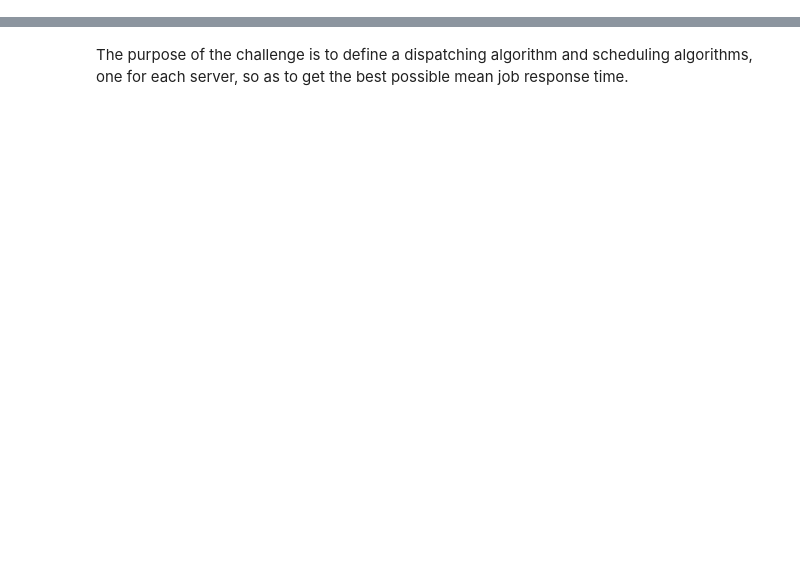
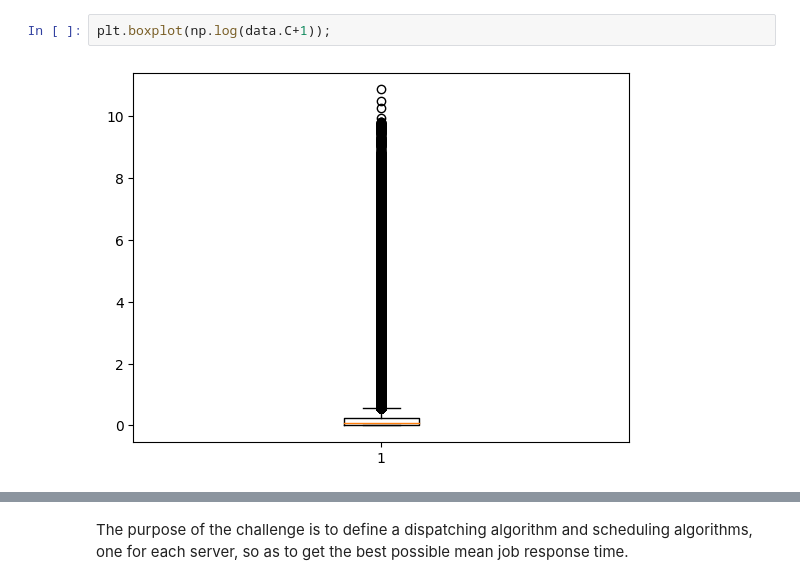
Before and after one commit to Matteo-Candi/Data_Center, a Jupyter notebook: Hw_2/main.ipynb, the cells around one changed output, grey strips where cells are left out. Cells and saved outputs as stored; diff of their text form; blank space fills up the shorter version.

```diff
--- a/Hw_2/main.ipynb
+++ b/Hw_2/main.ipynb
@@ -21,0 +66,4 @@ All rows correctly imported!👍
+# %%
+plt.boxplot(np.log(data.C+1));
+# %% [output]
+[figure, added]
```
Also changed, not shown: parts of 32 cells of this notebook, 1 other file.
